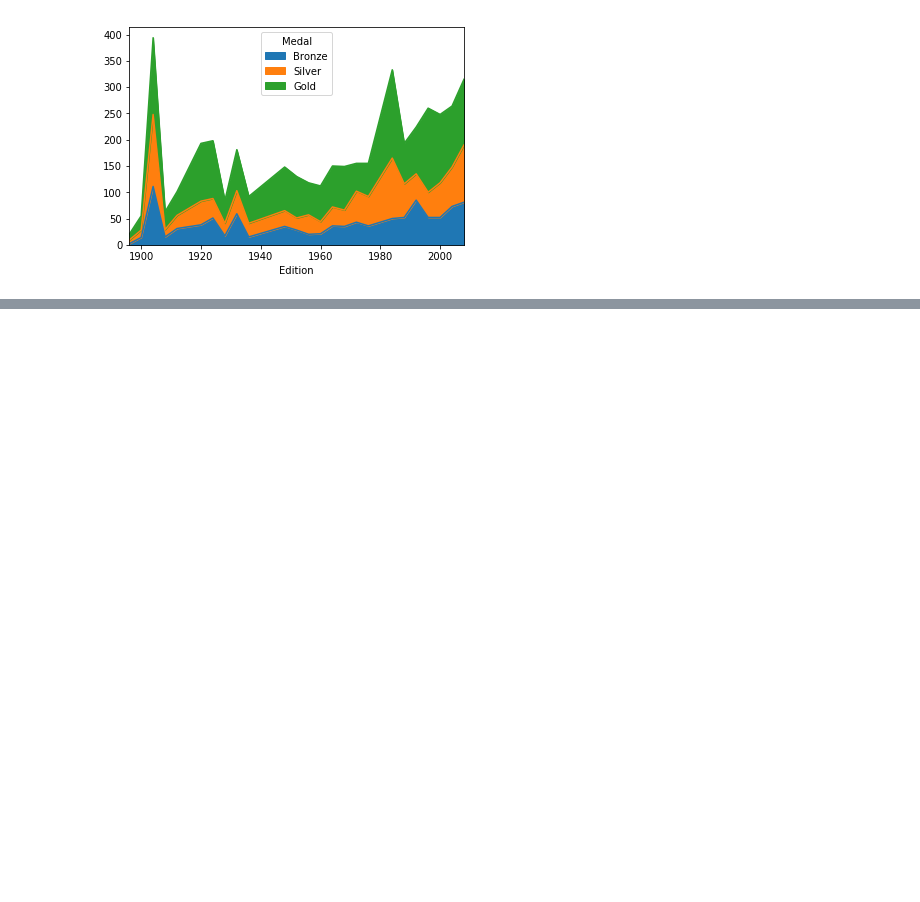
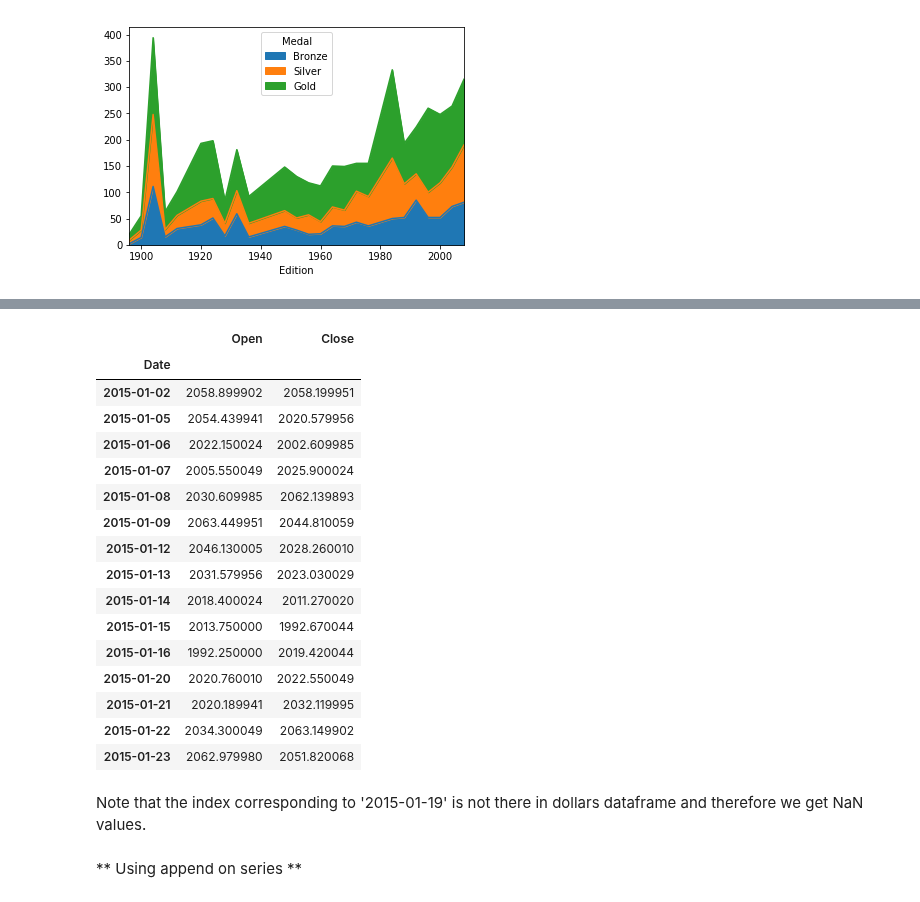
Before and after one commit to sushant2811/pythonAndStatsForDS, a Jupyter notebook: advancedPandas.ipynb, the cells around one changed output, grey strips where cells are left out. Drawn from its saved outputs; the diff is of its cells as text; code cells hidden in the pictures; blank space fills up the shorter version.

```diff
--- a/advancedPandas.ipynb
+++ b/advancedPandas.ipynb
@@ -1590,0 +1779,24 @@ usaMedalsByYearUnstacked.plot.area();
+# %%
+dollars.head(15)
+# %% [output]
+|  | Open | Close |
+| Date |  |  |
+| 2015-01-02 | 2058.899902 | 2058.199951 |
+| 2015-01-05 | 2054.439941 | 2020.579956 |
+| 2015-01-06 | 2022.150024 | 2002.609985 |
+| 2015-01-07 | 2005.550049 | 2025.900024 |
+| 2015-01-08 | 2030.609985 | 2062.139893 |
+| 2015-01-09 | 2063.449951 | 2044.810059 |
+| 2015-01-12 | 2046.130005 | 2028.260010 |
+| 2015-01-13 | 2031.579956 | 2023.030029 |
+| 2015-01-14 | 2018.400024 | 2011.270020 |
+| 2015-01-15 | 2013.750000 | 1992.670044 |
+| 2015-01-16 | 1992.250000 | 2019.420044 |
+| 2015-01-20 | 2020.760010 | 2022.550049 |
+| 2015-01-21 | 2020.189941 | 2032.119995 |
+| 2015-01-22 | 2034.300049 | 2063.149902 |
+| 2015-01-23 | 2062.979980 | 2051.820068 |
+# %% [markdown]
+Note that the index corresponding to '2015-01-19' is not there in dollars dataframe and therefore we get NaN values.
+# %% [markdown]
+** Using append on series **
```
Also changed, not shown: parts of 50 cells of this notebook.
